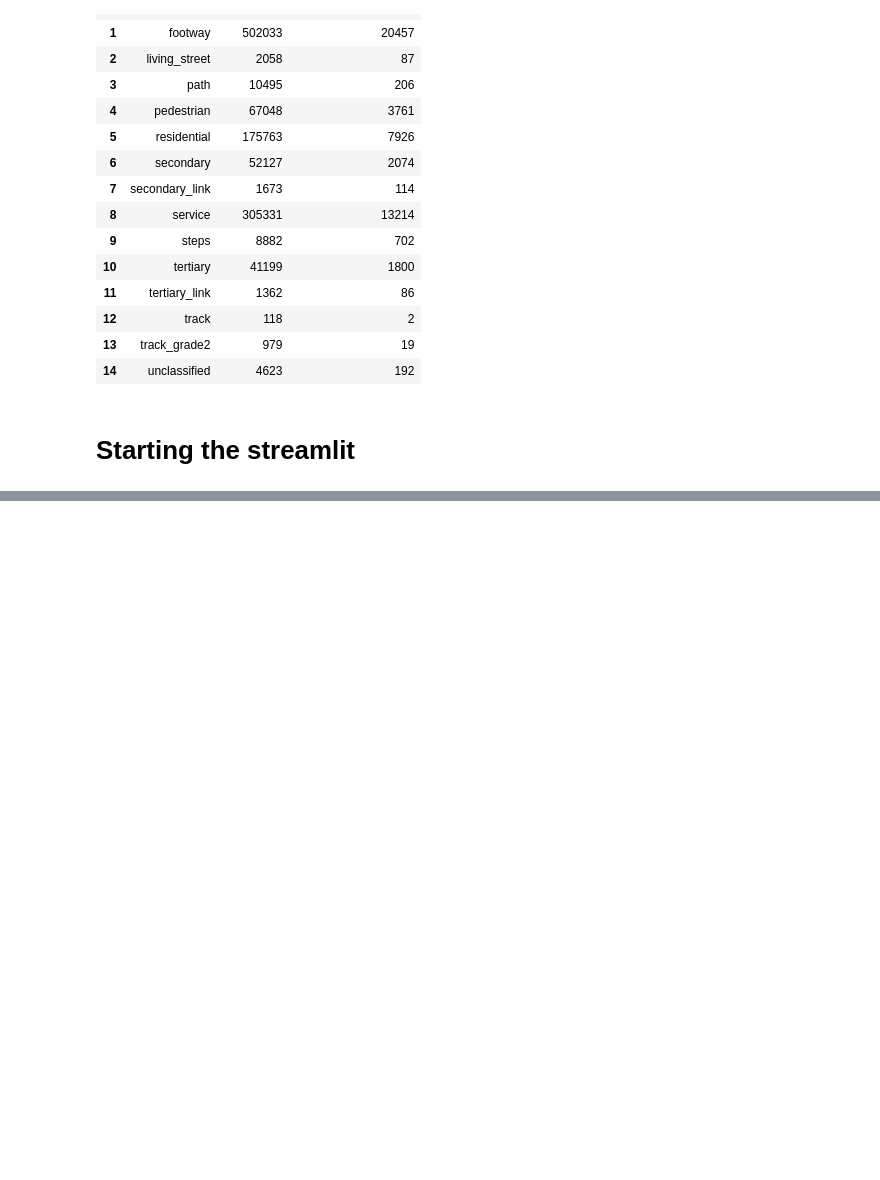
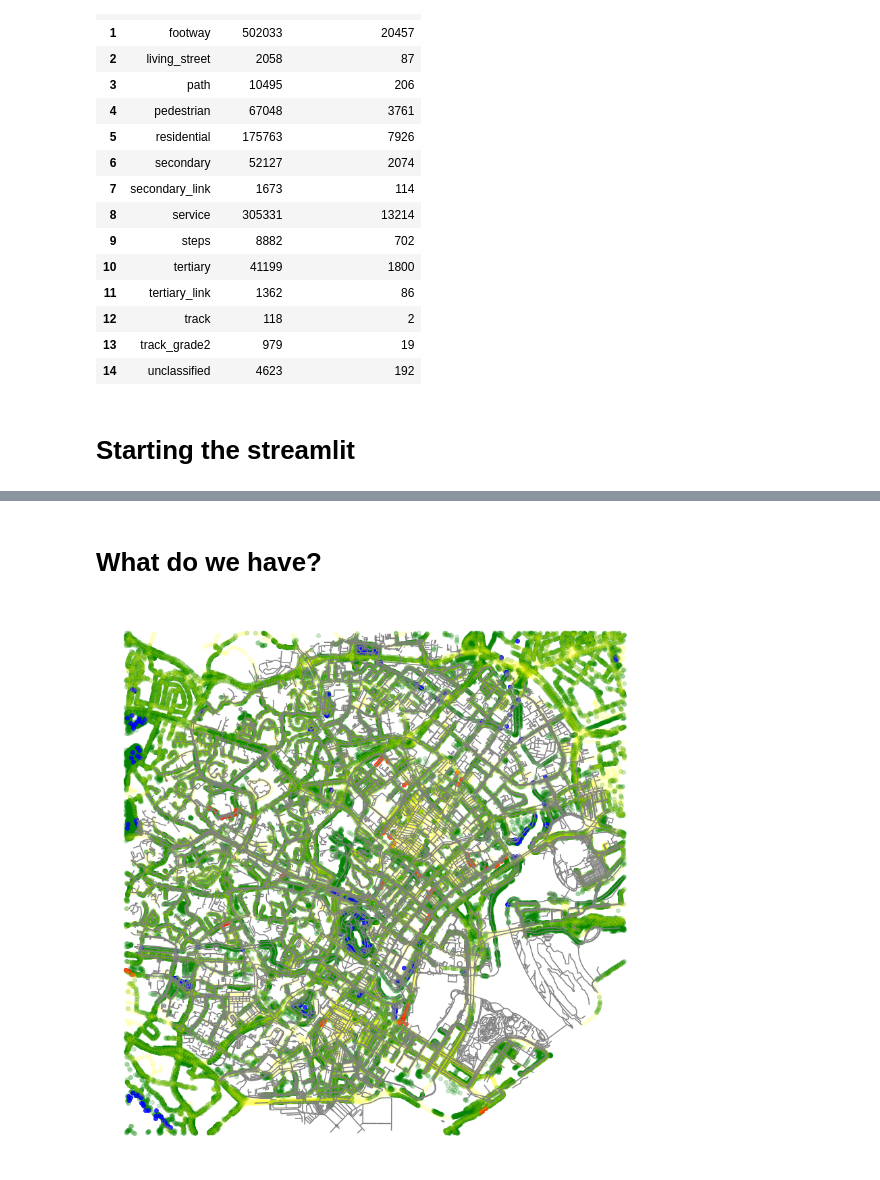
Before and after one commit to kelu124/SMARTCITIES-HACK-2021, a Jupyter notebook: streamlit_app/Testing.ipynb, the cells around one changed output, grey strips where cells are left out. Cells and saved outputs as stored; diff of their text form; code cells hidden in the pictures; blank space fills up the shorter version.

```diff
--- a/streamlit_app/Testing.ipynb
+++ b/streamlit_app/Testing.ipynb
@@ -143,3 +134,20 @@ weighted_G = get_weighted_graphTrees(G,security=1,cctv_perf=cctv_perf,lamps_perf
 dt.mapIt(start,end,weighted_G,dfNodes,dfEdges)
 # %% [output]
 [interactive output not drawn]
+# %% [markdown]
+# What do we have?
+# %%
+import osmnx as ox
+
+xmin, ymin, xmax, ymax = SLC.total_bounds
+
+fig,ax = plt.subplots(figsize=(15,15))
+#ax = ox.project_gdf(SLC).plot(figsize=(20,20))
+SLC.plot(ax=ax, color="grey")
+gTrees.cx[xmin:xmax, ymin:ymax].plot(ax=ax, alpha=0.2, color="green")
+gPark.cx[xmin:xmax, ymin:ymax].plot(ax=ax, alpha=0.8, color="blue")
+gCCTV.cx[xmin:xmax, ymin:ymax].plot(ax=ax, alpha=0.8, color="red")
+gLamps.cx[xmin:xmax, ymin:ymax].plot(ax=ax, alpha=0.1, color="yellow")
+_ = ax.axis('off')
+# %% [output]
+[figure, added]
```
Also changed, not shown: parts of 2 cells of this notebook, 1 other file.
